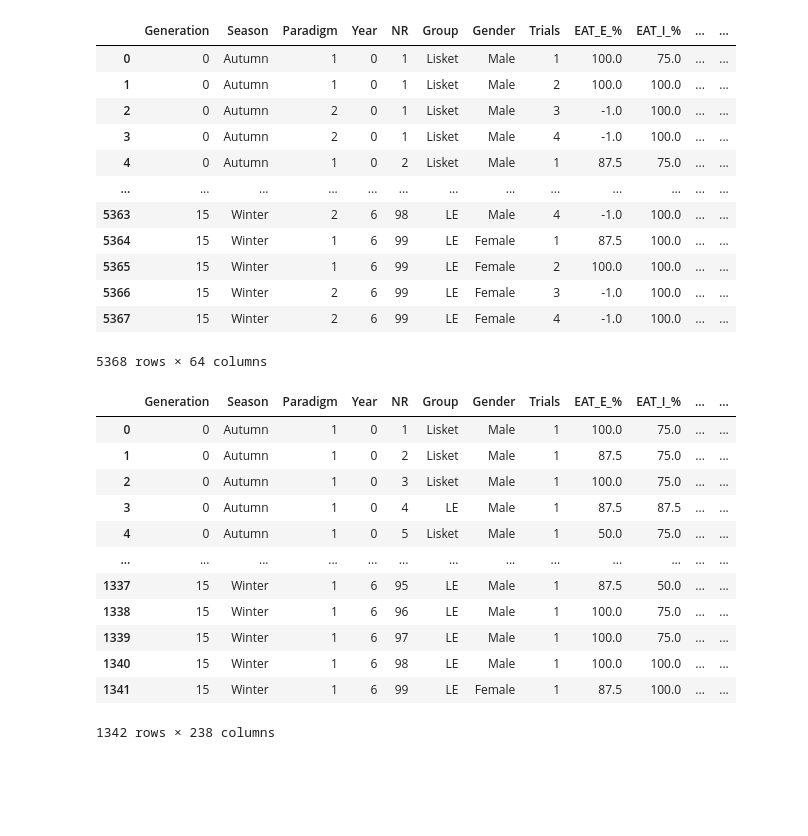
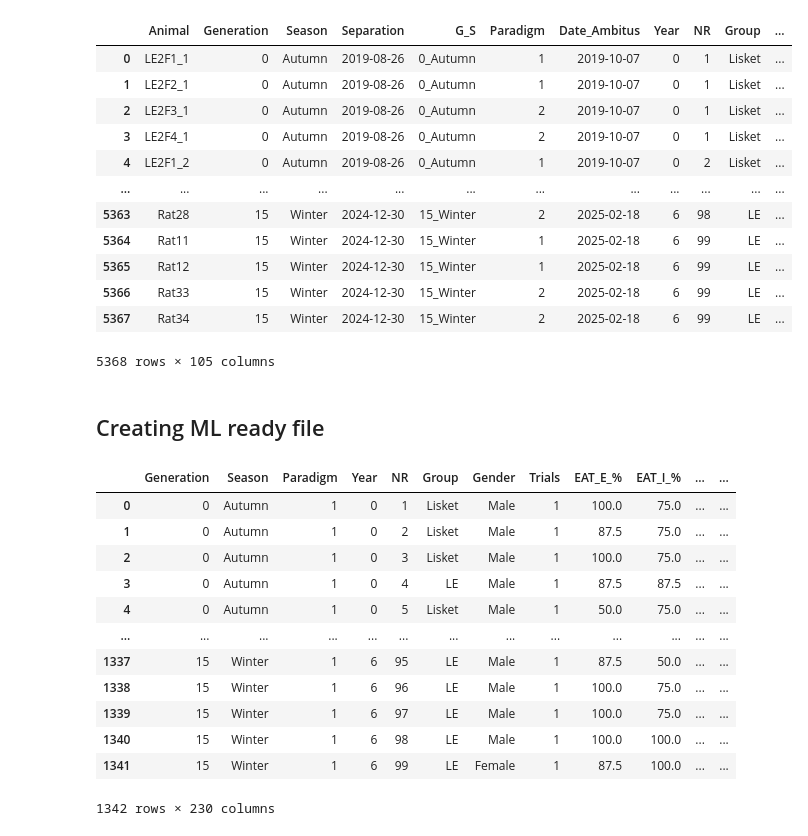
Before and after one commit to korosig/Patkanyok, a Jupyter notebook: cleaner.ipynb, the cells around one changed output. Saved outputs shown, nothing was run; the diff lists cells and outputs as text; code cells hidden in the pictures; blank space fills up the shorter version.

```diff
--- a/cleaner.ipynb
+++ b/cleaner.ipynb
@@ -5,7 +5,7 @@ np.random.seed(42)
 # %%
 params = {
     #Original data path
-    'data' : './data/2025-07-16-LE_Lisket_0_15_AMBI_DEF_2.xlsx',
+    'data' : './raw/ambitus_0_15_log.parquet',
     #Columns from the original dataset that are not needed for the analysis
     'to_drop_cols' : ['Separation', 'Date_Ambitus', 'GR_Gender', 'G_S', 'Animal', 'EAT_E_Nr', 'EAT_I_Nr', 'EAT_TOT_Nr', 'Expl_E_BEF_Nr', 'Expl_I_BEF_Nr', 'Expl_E_I_BEF_Nr', 'Expl_E_AFT_Nr', 'Expl_I_AFT_Nr',
                       'Expl_E_I_AFT_Nr', 'Expl_E_BEF_T', 'Expl_I_BEF_T', 'Expl_E_I_BEF_T', 'Expl_E_AFT_T', 'Expl_I_AFT_T', 'Expl_E_I_AFT_T', 'LAT_E', 'LAT_I', 'LAT_E_I', 'Expl_REP_E_BEF_Nr', 'Expl_REP_I_BEF_Nr',
@@ -68,19 +47,0 @@ excel_data
-# %%
-#Replace NaN values with -1
-excel_data = excel_data.replace(np.nan, -1)
-excel_data = excel_data.replace(' ', -1)
-excel_data
-# %% [output]
-|  | Generation | Season | Paradigm | Year | NR | Group | Gender | Trials | EAT_E_% | EAT_I_% | ... | ... |
-| 0 | 0 | Autumn | 1 | 0 | 1 | Lisket | Male | 1 | 100.0 | 75.0 | ... | ... |
-| 1 | 0 | Autumn | 1 | 0 | 1 | Lisket | Male | 2 | 100.0 | 100.0 | ... | ... |
-| 2 | 0 | Autumn | 2 | 0 | 1 | Lisket | Male | 3 | -1.0 | 100.0 | ... | ... |
-| 3 | 0 | Autumn | 2 | 0 | 1 | Lisket | Male | 4 | -1.0 | 100.0 | ... | ... |
-| 4 | 0 | Autumn | 1 | 0 | 2 | Lisket | Male | 1 | 87.5 | 75.0 | ... | ... |
-| ... | ... | ... | ... | ... | ... | ... | ... | ... | ... | ... | ... | ... |
-| 5363 | 15 | Winter | 2 | 6 | 98 | LE | Male | 4 | -1.0 | 100.0 | ... | ... |
-| 5364 | 15 | Winter | 1 | 6 | 99 | LE | Female | 1 | 87.5 | 100.0 | ... | ... |
-| 5365 | 15 | Winter | 1 | 6 | 99 | LE | Female | 2 | 100.0 | 100.0 | ... | ... |
-| 5366 | 15 | Winter | 2 | 6 | 99 | LE | Female | 3 | -1.0 | 100.0 | ... | ... |
-| 5367 | 15 | Winter | 2 | 6 | 99 | LE | Female | 4 | -1.0 | 100.0 | ... | ... |
-5368 rows × 64 columns
@@ -90,8 +48,30 @@ excel_data.to_csv('data/LE_Lisket_0_15_AMBI_DEF_stat.csv', index=False)
+# %%
+parquet_data = pd.read_parquet(params['data'])
+parquet_data = gen_id(parquet_data)
+parquet_data
+# %% [output]
+|  | Animal | Generation | Season | Separation | G_S | Paradigm | Date_Ambitus | Year | NR | Group | ... |
+| 0 | LE2F1_1 | 0 | Autumn | 2019-08-26 | 0_Autumn | 1 | 2019-10-07 | 0 | 1 | Lisket | ... |
+| 1 | LE2F2_1 | 0 | Autumn | 2019-08-26 | 0_Autumn | 1 | 2019-10-07 | 0 | 1 | Lisket | ... |
+| 2 | LE2F3_1 | 0 | Autumn | 2019-08-26 | 0_Autumn | 2 | 2019-10-07 | 0 | 1 | Lisket | ... |
+| 3 | LE2F4_1 | 0 | Autumn | 2019-08-26 | 0_Autumn | 2 | 2019-10-07 | 0 | 1 | Lisket | ... |
+| 4 | LE2F1_2 | 0 | Autumn | 2019-08-26 | 0_Autumn | 1 | 2019-10-07 | 0 | 2 | Lisket | ... |
+| ... | ... | ... | ... | ... | ... | ... | ... | ... | ... | ... | ... |
+| 5363 | Rat28 | 15 | Winter | 2024-12-30 | 15_Winter | 2 | 2025-02-18 | 6 | 98 | LE | ... |
+| 5364 | Rat11 | 15 | Winter | 2024-12-30 | 15_Winter | 1 | 2025-02-18 | 6 | 99 | LE | ... |
+| 5365 | Rat12 | 15 | Winter | 2024-12-30 | 15_Winter | 1 | 2025-02-18 | 6 | 99 | LE | ... |
+| 5366 | Rat33 | 15 | Winter | 2024-12-30 | 15_Winter | 2 | 2025-02-18 | 6 | 99 | LE | ... |
+| 5367 | Rat34 | 15 | Winter | 2024-12-30 | 15_Winter | 2 | 2025-02-18 | 6 | 99 | LE | ... |
+5368 rows × 105 columns
+# %% [markdown]
+## Creating ML ready file
 # %%
 #Create a single row for each rat and unifie names
-one_rowed_data = make_rat_one_row(excel_data)
+parquet_data = parquet_data.drop(columns=params['to_drop_cols'])
+one_rowed_data = make_rat_one_row(parquet_data)
 one_rowed_data = one_rowed_data.replace('male', 'Male')
 one_rowed_data = one_rowed_data.replace('female', 'Female')
+one_rowed_data = one_rowed_data.fillna(-1)
 one_rowed_data
 # %% [output]
 |  | Generation | Season | Paradigm | Year | NR | Group | Gender | Trials | EAT_E_% | EAT_I_% | ... | ... |
@@ -106,7 +86,7 @@ one_rowed_data
 | 1339 | 15 | Winter | 1 | 6 | 97 | LE | Male | 1 | 100.0 | 75.0 | ... | ... |
 | 1340 | 15 | Winter | 1 | 6 | 98 | LE | Male | 1 | 100.0 | 100.0 | ... | ... |
 | 1341 | 15 | Winter | 1 | 6 | 99 | LE | Female | 1 | 87.5 | 100.0 | ... | ... |
-1342 rows × 238 columns
+1342 rows × 230 columns
 # %%
 #Drop columns that are not needed for the analysis
 columns_to_drop = one_rowed_data.filter(regex='Group_|Gender_|Season_|Trials_|NR_|Year_|Paradigm_|Generation_|Unnamed').columns
```
Also changed, not shown: parts of 4 cells of this notebook, 6 other files.
